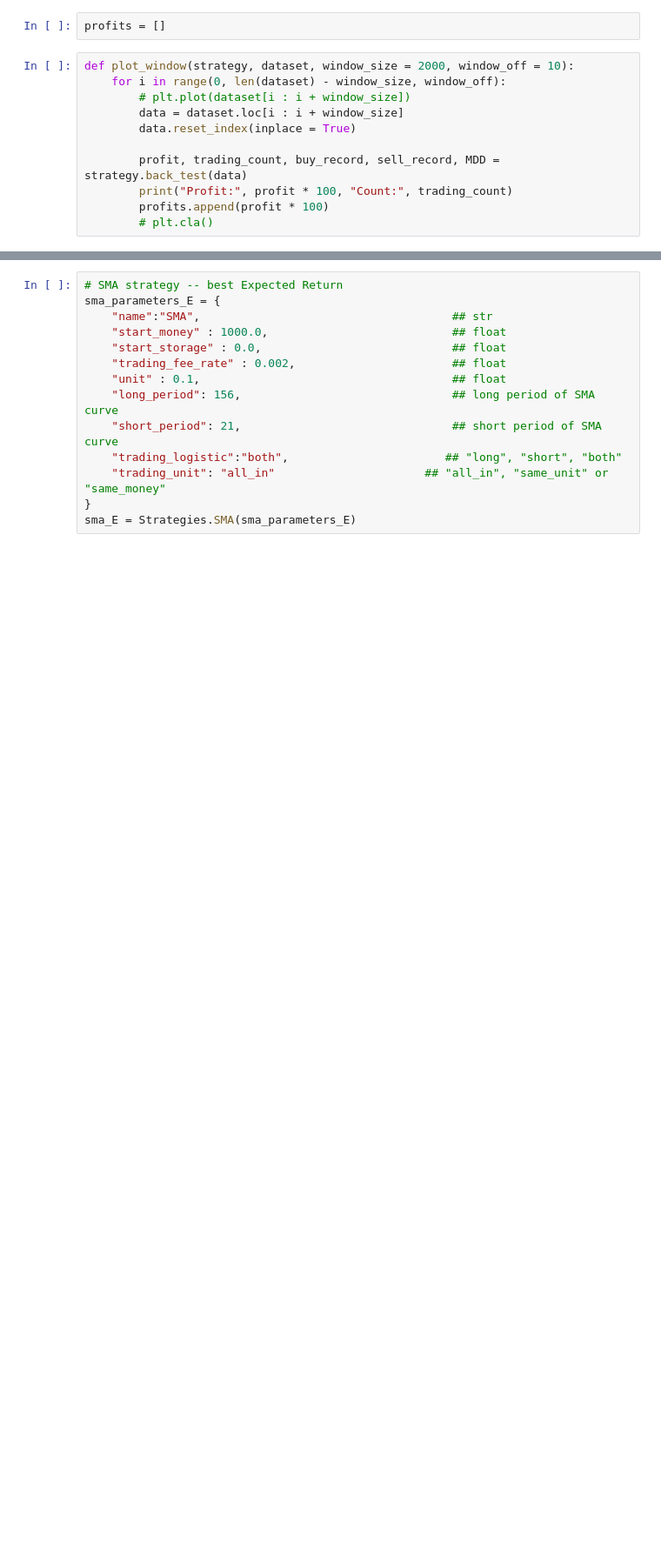
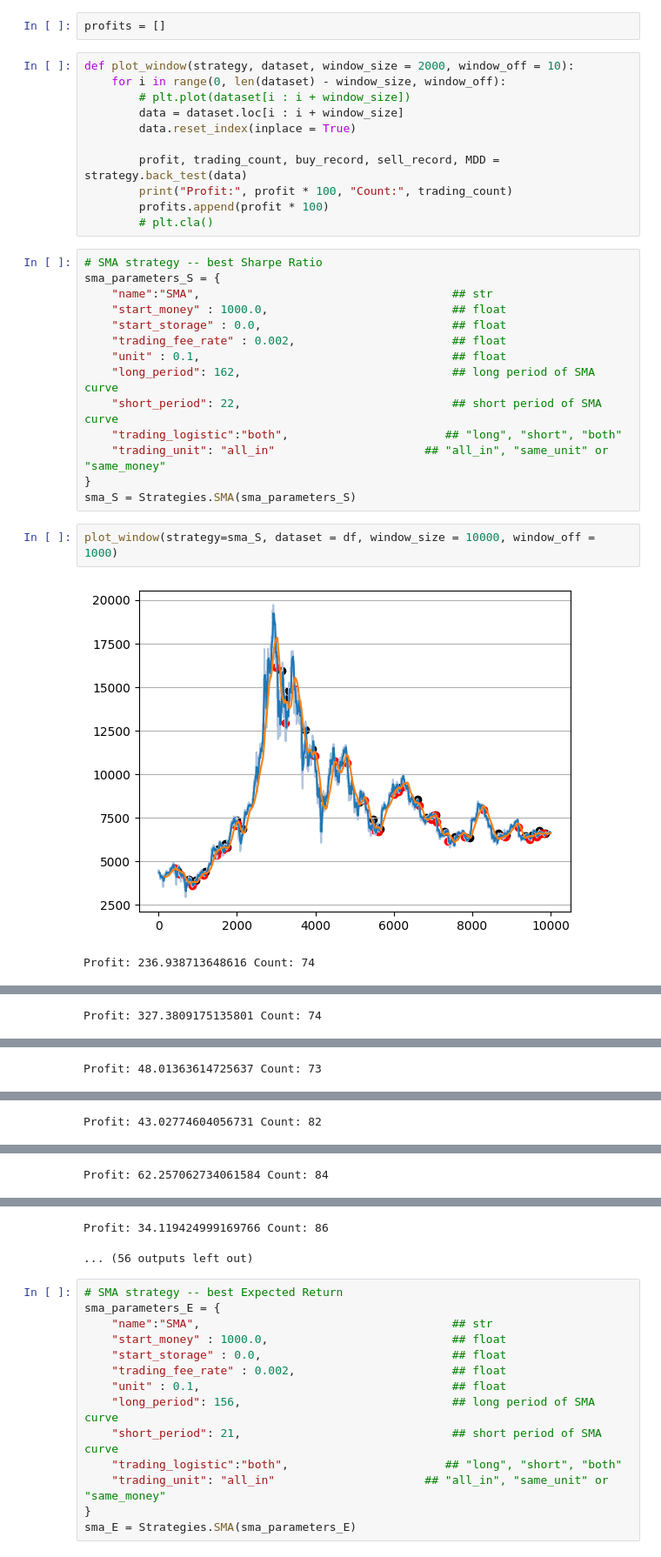
Before and after one commit to LagerWu0501/Grid_Trading, a Jupyter notebook: comparison_finalAnalysis.ipynb, the cells around one changed output, grey strips where cells are left out. Shown at 87% size. Saved outputs shown, nothing was run; the diff lists cells and outputs as text; blank space fills up the shorter version.

```diff
--- a/comparison_finalAnalysis.ipynb
+++ b/comparison_finalAnalysis.ipynb
@@ -51,3 +51,22 @@ def plot_window(strategy, dataset, window_size = 2000, window_off = 10):
         print("Profit:", profit * 100, "Count:", trading_count)
         profits.append(profit * 100)
         # plt.cla()
+# %%
+# SMA strategy -- best Sharpe Ratio
+sma_parameters_S = {
+    "name":"SMA",                                     ## str
+    "start_money" : 1000.0,                           ## float
+    "start_storage" : 0.0,                            ## float
+    "trading_fee_rate" : 0.002,                       ## float
+    "unit" : 0.1,                                     ## float
+    "long_period": 162,                               ## long period of SMA curve
+    "short_period": 22,                               ## short period of SMA curve
+    "trading_logistic":"both",                       ## "long", "short", "both"
+    "trading_unit": "all_in"                      ## "all_in", "same_unit" or "same_money"
+}
+sma_S = Strategies.SMA(sma_parameters_S)
+# %%
+plot_window(strategy=sma_S, dataset = df, window_size = 10000, window_off = 1000)
+# %% [output]
+[figure, added]
+Profit: 236.938713648616 Count: 74
@@ -53,0 +74 @@ def plot_window(strategy, dataset, window_size = 2000, window_off = 10):
+Profit: 327.3809175135801 Count: 74
@@ -53,0 +76 @@ def plot_window(strategy, dataset, window_size = 2000, window_off = 10):
+Profit: 48.01363614725637 Count: 73
@@ -53,0 +78 @@ def plot_window(strategy, dataset, window_size = 2000, window_off = 10):
+Profit: 43.02774604056731 Count: 82
@@ -53,0 +80 @@ def plot_window(strategy, dataset, window_size = 2000, window_off = 10):
+Profit: 62.257062734061584 Count: 84
@@ -54,3 +82,5 @@ def plot_window(strategy, dataset, window_size = 2000, window_off = 10):
+Profit: 34.119424999169766 Count: 86
+... (56 outputs left out)
 # %%
 # SMA strategy -- best Expected Return
 sma_parameters_E = {
```
Also changed, not shown: parts of 2 cells of this notebook.
